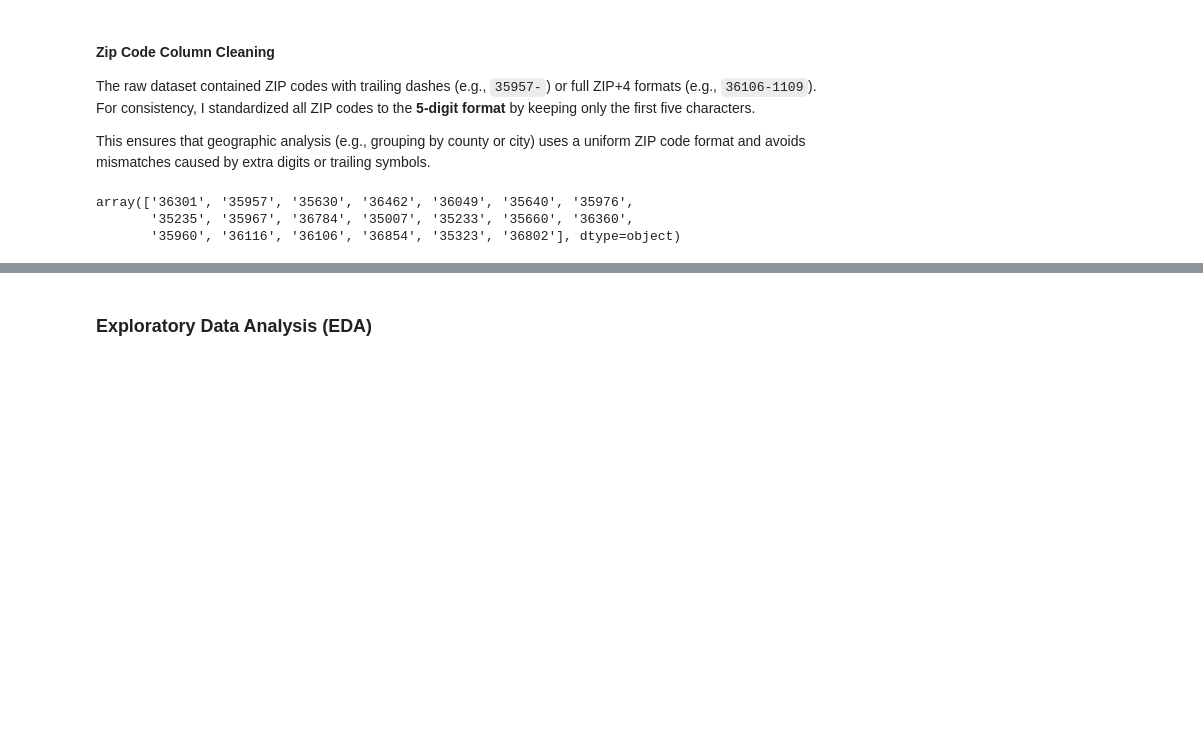
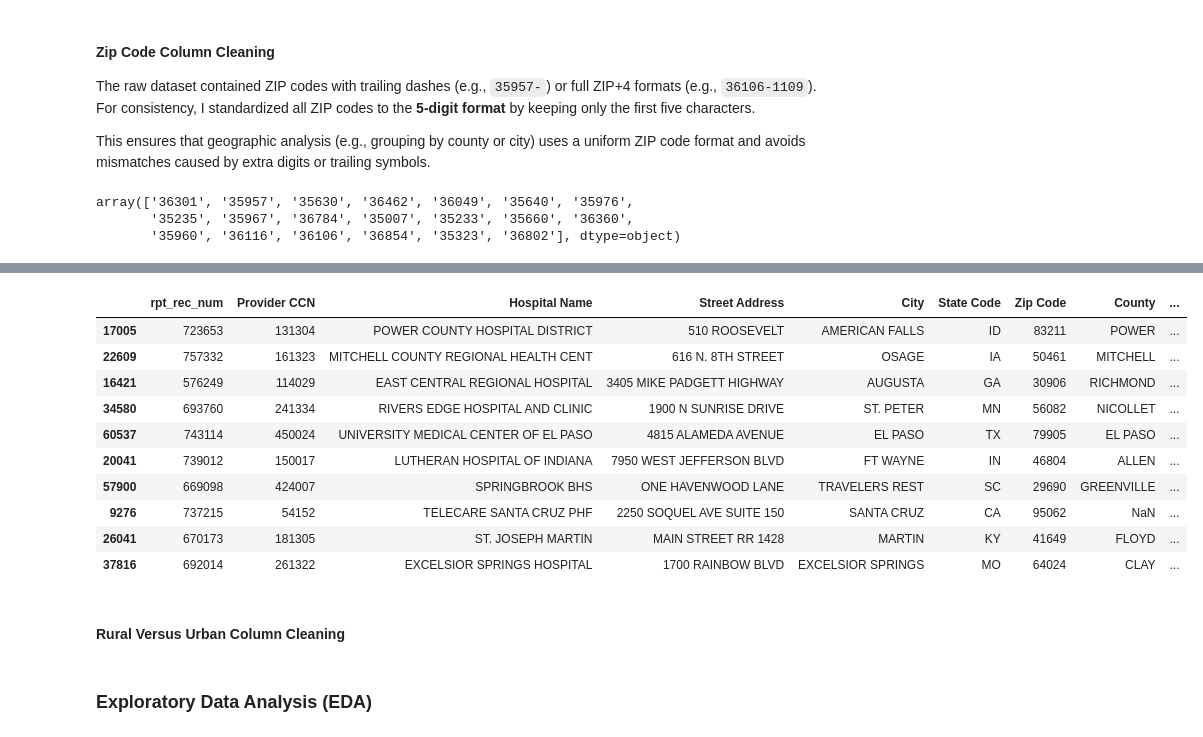
Before and after one commit to jcao-portfolio/hospital-provider-cost-data-analysis, a Jupyter notebook: Notebooks/hospital_provider_cost_data_analysis.ipynb, the cells around one changed output, grey strips where cells are left out. Drawn from its saved outputs; the diff is of its cells as text; code cells hidden in the pictures; blank space fills up the shorter version.

Commit message:
Modified jupyter notebook, added more county fixes to the dictionary under county column cleanup

```diff
--- a/Notebooks/hospital_provider_cost_data_analysis.ipynb
+++ b/Notebooks/hospital_provider_cost_data_analysis.ipynb
@@ -414,6 +426,7 @@ SPECIAL_CASES = {
     "BALTIMORE CITY": "BALTIMORE CITY",    # keep CITY since it’s distinct from county
     "BALTIMORE COUNTY": "BALTIMORE",       # county -> core
     "BAY COUNTY": "BAY",
+    "BEAUREGARD PARISH": "BEAUREGARD",
     "BIENVILLE PARISH": "BIENVILLE",
     "BONNEVILLE": "BONNEVILLE",
     "BONNIEVILLE": "BONNEVILLE",
@@ -434,6 +447,7 @@ SPECIAL_CASES = {
     "EAST BATON ROUGE PARRISH": "EAST BATON ROUGE",
     "EAST CARROLL PARISH": "EAST CARROLL",
     "EAST FELICIANA PARISH": "EAST FELICIANA",
+    "EVANGELINE PARISH": "EVANGELINE",
     "FRANKLIN PARISH": "FRANKLIN",
     "FREEMONT": "FREMONT",
     "FRESNO CA": "FRESNO",
@@ -447,6 +461,7 @@ SPECIAL_CASES = {
     "INYO CA": "INYO",
     "JEFFERSON DAVIS": "JEFFERSON DAVIS",
     "JEFFRSON DAVIS PARISH": "JEFFERSON DAVIS",
+    "JEFFERSON PARISH": "JEFFERSON",
     "KENAI PENINSULA BOROUGH": "KENAI PENINSULA",
     "KENAI PENINSULA COUNTY": "KENAI PENINSULA",
     "LA SALLE PARISH": "LA SALLE",
@@ -481,7 +496,7 @@ SPECIAL_CASES = {
     "POINTE COUPEE PARISH": "POINTE COUPEE",
     "POTTAWATOMIE": "POTTAWATOMIE",       # distinct from POTTAWATTAMIE
     "POTTAWATTAMIE": "POTTAWATTAMIE",
-    "PRINCE GEORGES COUNTY": "PRINCE GEORGE'S",
+    "PRINCE GEORGES COUNTY": "PRINCE GEORGES",
     "RAPIDES PARISH": "RAPIDES",
     "RAPIDS PARISH": "RAPIDES",
     "RED RIVER PARISH": "RED RIVER",
@@ -536,31 +551,44 @@ SPECIAL_CASES = {
     "WEBSTER PARISH": "WEBSTER",
     "WELD COUNTY": "WELD",
     "WEST FELICIANA PARISH": "WEST FELICIANA",
+    "WINN PARISH": "WINN",
     "WRANGELL-PETERSBURG": "WRANGELL-PETERSBURG",
     "YELLOW MEDCINE": "YELLOW MEDICINE",
 }
 
 # Function to handle both regex and direct string replacements
 def clean_county(county):
     if pd.isna(county): # skip if the county is blank or NaN
         return county
     county = str(county).strip().upper() # makes sure we're comparing clean uppercase text
 
     for k, v in SPECIAL_CASES.items():
         if v is None:  # drop these values
             if re.fullmatch(k, county) or county == k:
                 return None
         else:
             # Regex check
             if k.startswith("r\""):  # if you intended regex
                 pattern = k.strip('r"')
                 if re.search(pattern, county):
                     return v
             # Exact match check
             if county == k:
                 return v
     return county  # keep unchanged if no match
 
 # Apply cleaning to County column
 hospital_provider_cost_data_clean["County"] = hospital_provider_cost_data_clean["County"].apply(clean_county)
-hospital_provider_cost_data_clean
+hospital_provider_cost_data_clean.sample(10, random_state=42)
+# %% [output]
+|  | rpt_rec_num | Provider CCN | Hospital Name | Street Address | City | State Code | Zip Code | County | ... |
+| 17005 | 723653 | 131304 | POWER COUNTY HOSPITAL DISTRICT | 510 ROOSEVELT | AMERICAN FALLS | ID | 83211 | POWER | ... |
+| 22609 | 757332 | 161323 | MITCHELL COUNTY REGIONAL HEALTH CENT | 616 N. 8TH STREET | OSAGE | IA | 50461 | MITCHELL | ... |
+| 16421 | 576249 | 114029 | EAST CENTRAL REGIONAL HOSPITAL | 3405 MIKE PADGETT HIGHWAY | AUGUSTA | GA | 30906 | RICHMOND | ... |
+| 34580 | 693760 | 241334 | RIVERS EDGE HOSPITAL AND CLINIC | 1900 N SUNRISE DRIVE | ST. PETER | MN | 56082 | NICOLLET | ... |
+| 60537 | 743114 | 450024 | UNIVERSITY MEDICAL CENTER OF EL PASO | 4815 ALAMEDA AVENUE | EL PASO | TX | 79905 | EL PASO | ... |
+| 20041 | 739012 | 150017 | LUTHERAN HOSPITAL OF INDIANA | 7950 WEST JEFFERSON BLVD | FT WAYNE | IN | 46804 | ALLEN | ... |
+| 57900 | 669098 | 424007 | SPRINGBROOK BHS | ONE HAVENWOOD LANE | TRAVELERS REST | SC | 29690 | GREENVILLE | ... |
+| 9276 | 737215 | 54152 | TELECARE SANTA CRUZ PHF | 2250 SOQUEL AVE SUITE 150 | SANTA CRUZ | CA | 95062 | NaN | ... |
+| 26041 | 670173 | 181305 | ST. JOSEPH MARTIN | MAIN STREET RR 1428 | MARTIN | KY | 41649 | FLOYD | ... |
+| 37816 | 692014 | 261322 | EXCELSIOR SPRINGS HOSPITAL | 1700 RAINBOW BLVD | EXCELSIOR SPRINGS | MO | 64024 | CLAY | ... |
@@ -580,0 +595,2 @@ hospital_provider_cost_data_clean
+# %% [markdown]
+#### Rural Versus Urban Column Cleaning
```
Also changed, not shown: parts of 3 cells of this notebook.
